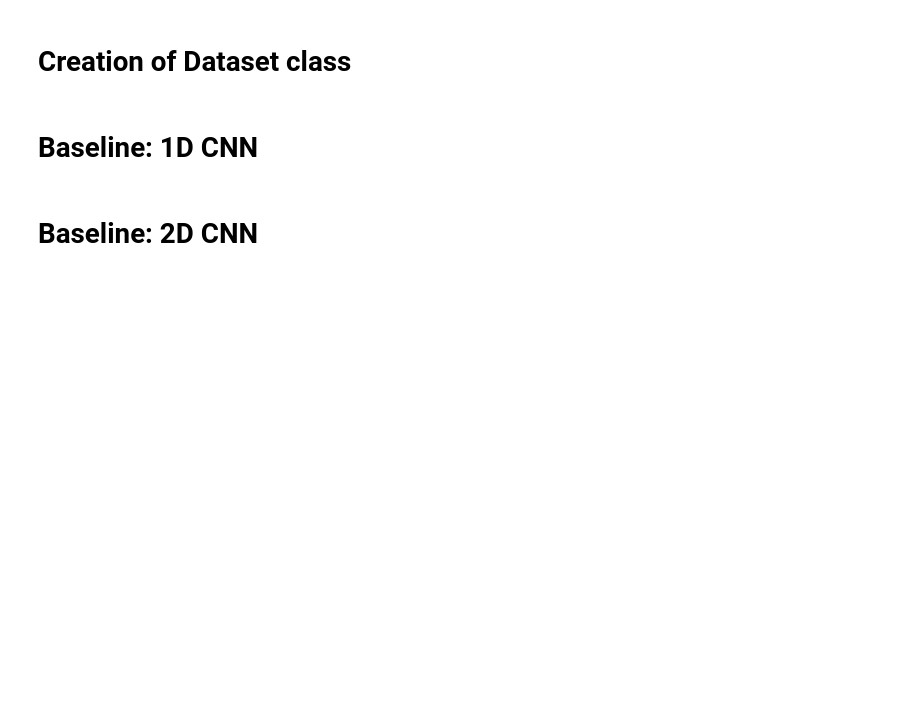
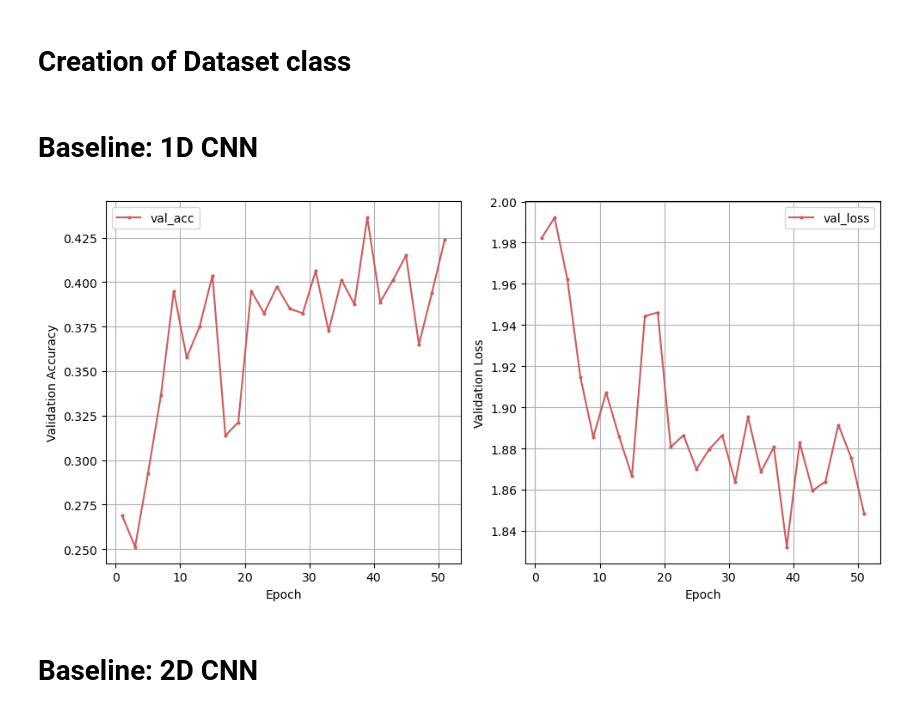
Before and after one commit to AlbertoSaretto/Music-Genre-Recognition, a Jupyter notebook: Final_Notebook.ipynb, the cells around one changed output. Cells and saved outputs as stored; diff of their text form; code cells hidden in the pictures; blank space fills up the shorter version.

```diff
--- a/Final_Notebook.ipynb
+++ b/Final_Notebook.ipynb
@@ -447,3 +446,45 @@ LitNet1D = main_train(100, NNET1D(), lr=0.5)
+# %%
+#Define plot functions
+
+def extract_scalar_events(event_file_path):
+    ea = event_accumulator.EventAccumulator(event_file_path)
+    ea.Reload()
+
+    data = {
+        tag: [event.value for event in ea.scalars.Items(tag)]
+        for tag in ea.Tags()['scalars']
+    }
+
+    df = pd.DataFrame(data)
+    return df
+
+def plot_metrics(df):
+    plt.figure(figsize=(10, 5))
+
+    # Plot val_acc vs epoch
+    plt.subplot(1, 2, 1)
+    plt.plot(df['epoch'], df['val_acc'], marker='o', markersize=2, label='val_acc', color='indianred')
+    plt.xlabel('Epoch')
+    plt.ylabel('Validation Accuracy')
+    plt.grid()
+    plt.legend()
+
+    # Plot loss vs epoch
+    plt.subplot(1, 2, 2)
+    plt.plot(df['epoch'], df['val_loss'], marker='o', markersize=2,  label='val_loss', color='indianred')
+    plt.xlabel('Epoch')
+    plt.ylabel('Validation Loss')
+    plt.grid()
+    plt.legend()
+
+    plt.tight_layout()
+    plt.show()
+# %%
+result1D_path = 'lightning_logs_1D_Final/version_21/events.out.tfevents.1705188023.LAPTOP-9G4PBER8.586405.0'
+df_1D = extract_scalar_events(result1D_path)
+plot_metrics(df_1D)
+# %% [output]
+[figure, added]
 # %% [markdown]
 # Baseline: 2D CNN
 # %%
```
Also changed, not shown: parts of 18 cells of this notebook.
